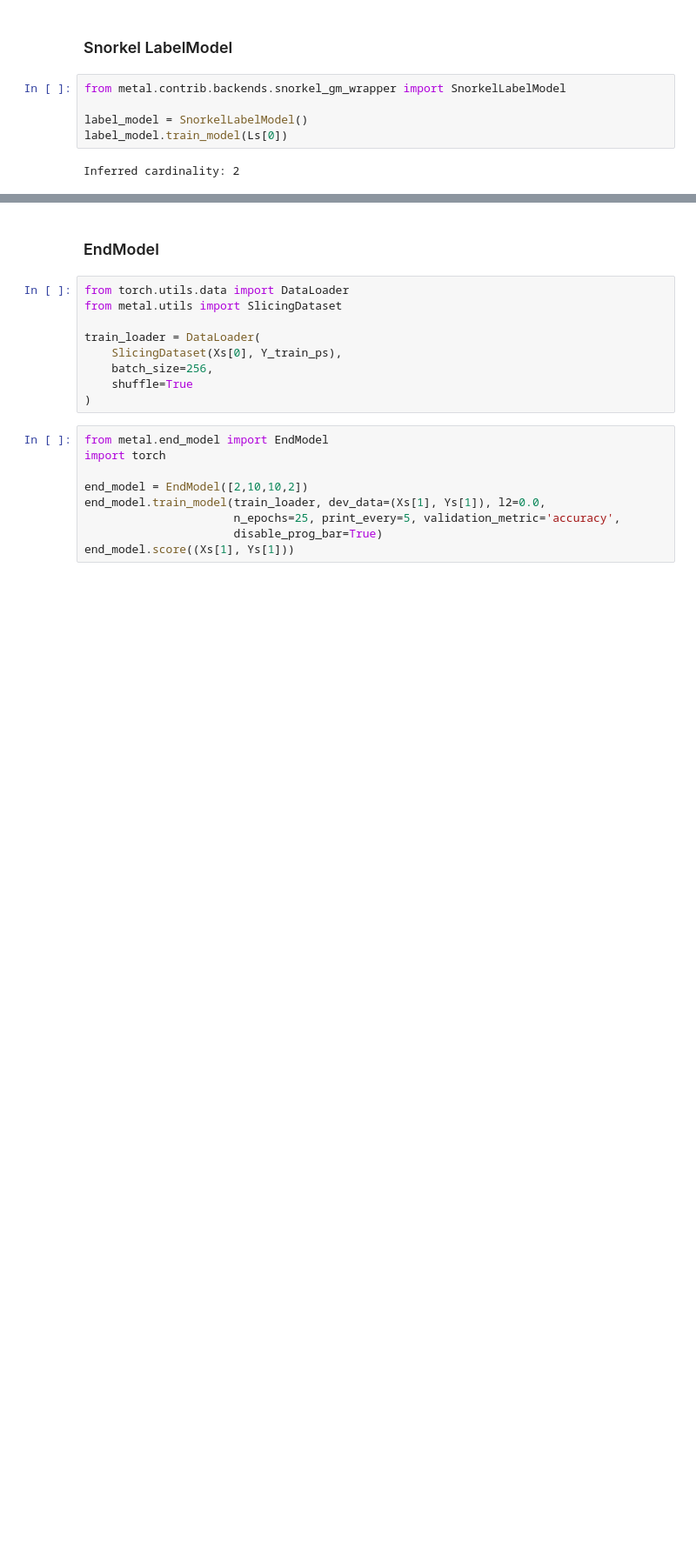
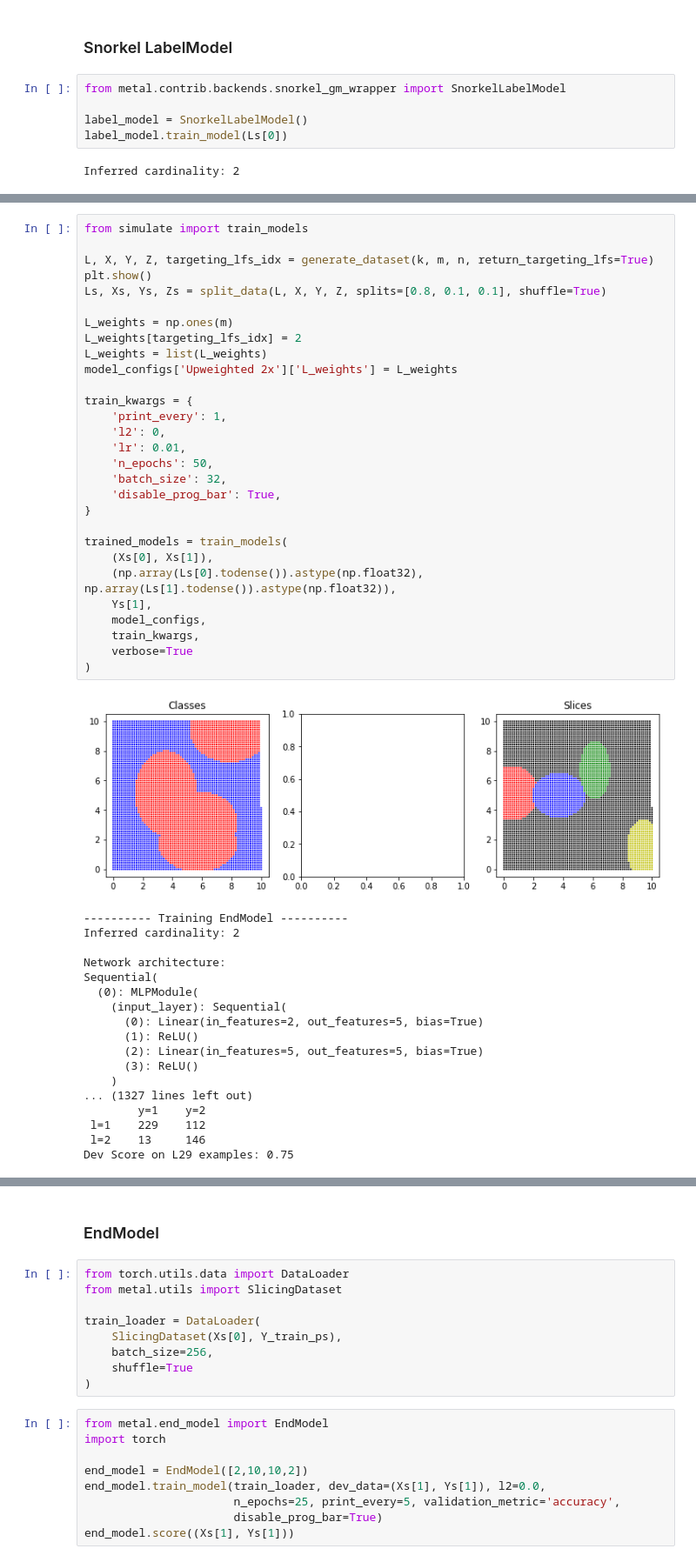
Before and after one commit to tsy935/metal, a Jupyter notebook: metal/contrib/slicing/synthetics/geometric-sandbox.ipynb, the cells around one changed output, grey strips where cells are left out. Shown at 87% size. Cells and saved outputs as stored; diff of their text form; blank space fills up the shorter version.

```diff
--- a/metal/contrib/slicing/synthetics/geometric-sandbox.ipynb
+++ b/metal/contrib/slicing/synthetics/geometric-sandbox.ipynb
@@ -93,0 +182,48 @@ plot_predictions_histogram(Y_dev_p, Ys[1], title="Label Distribution")
+# %%
+from simulate import train_models
+
+L, X, Y, Z, targeting_lfs_idx = generate_dataset(k, m, n, return_targeting_lfs=True)
+plt.show()
+Ls, Xs, Ys, Zs = split_data(L, X, Y, Z, splits=[0.8, 0.1, 0.1], shuffle=True)
+
+L_weights = np.ones(m)
+L_weights[targeting_lfs_idx] = 2
+L_weights = list(L_weights)
+model_configs['Upweighted 2x']['L_weights'] = L_weights
+
+train_kwargs = {
+    'print_every': 1,
+    'l2': 0,
+    'lr': 0.01,
+    'n_epochs': 50,
+    'batch_size': 32,
+    'disable_prog_bar': True,
+}
+
+trained_models = train_models(
+    (Xs[0], Xs[1]),
+    (np.array(Ls[0].todense()).astype(np.float32), np.array(Ls[1].todense()).astype(np.float32)),
+    Ys[1],
+    model_configs,
+    train_kwargs,
+    verbose=True
+)
+# %% [output]
+[figure, added]
+---------- Training EndModel ----------
+Inferred cardinality: 2
+
+Network architecture:
+Sequential(
+  (0): MLPModule(
+    (input_layer): Sequential(
+      (0): Linear(in_features=2, out_features=5, bias=True)
+      (1): ReLU()
+      (2): Linear(in_features=5, out_features=5, bias=True)
+      (3): ReLU()
+    )
+... (1327 lines left out)
+        y=1    y=2
+ l=1    229    112
+ l=2    13     146
+Dev Score on L29 examples: 0.75
```
Also changed, not shown: parts of 19 cells of this notebook, 4 other files.
